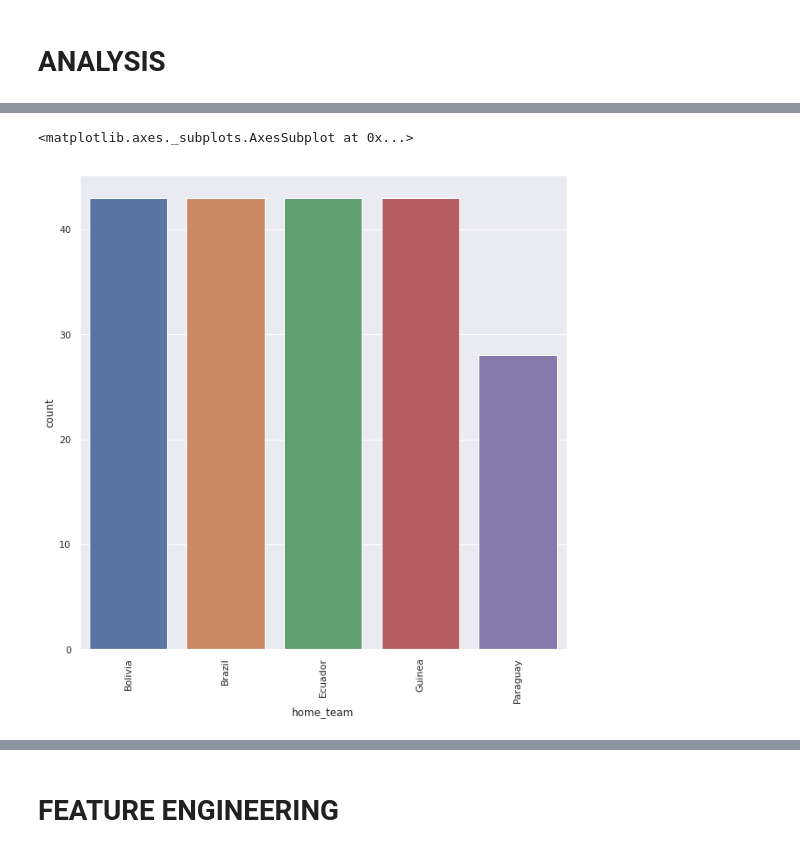
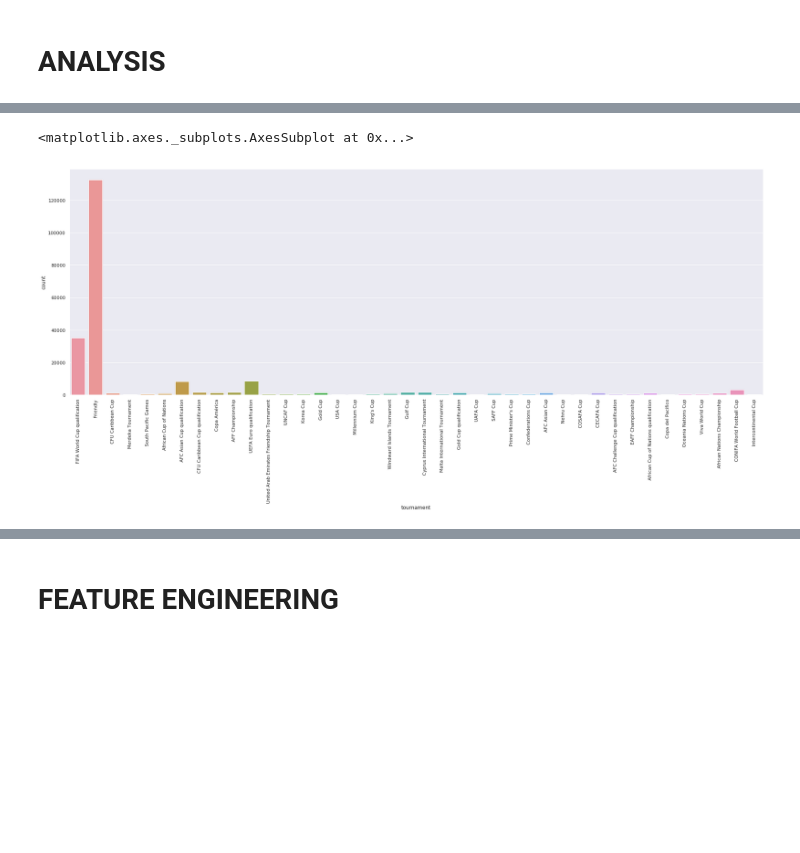
Before and after one commit to cecilia-wanja/Football-prediction-scores, a Jupyter notebook: Independent_project_week6_core.ipynb, the cells around one changed output, grey strips where cells are left out. Saved outputs shown, nothing was run; the diff lists cells and outputs as text; code cells hidden in the pictures; blank space fills up the shorter version.

```diff
--- a/Independent_project_week6_core.ipynb
+++ b/Independent_project_week6_core.ipynb
@@ -88,0 +116,3 @@ df_merge.head()
+# %%
+#removing any duplicated data
+df_merge.drop_duplicates(keep = 'first', inplace = True)
@@ -150,8 +239,8 @@ df.head()
 # %%
 sns.set(style='darkgrid')
-plt.figure(figsize=(10,10))
+plt.figure(figsize=(30,10))
 plt.xticks(rotation = 90)
-sns.countplot(x='home_team', data=df.head(200))
+sns.countplot(x='tournament', data=df_merge)
 # %% [output]
 <matplotlib.axes._subplots.AxesSubplot at 0x...>
-[figure, old version]
+[figure, new version]
```
Also changed, not shown: parts of 39 cells of this notebook.
